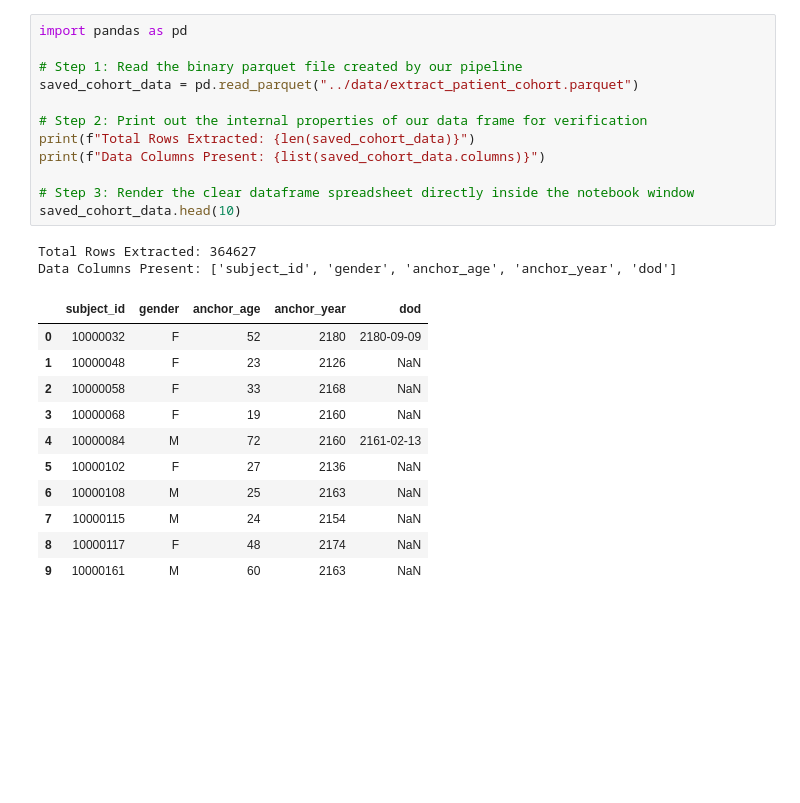
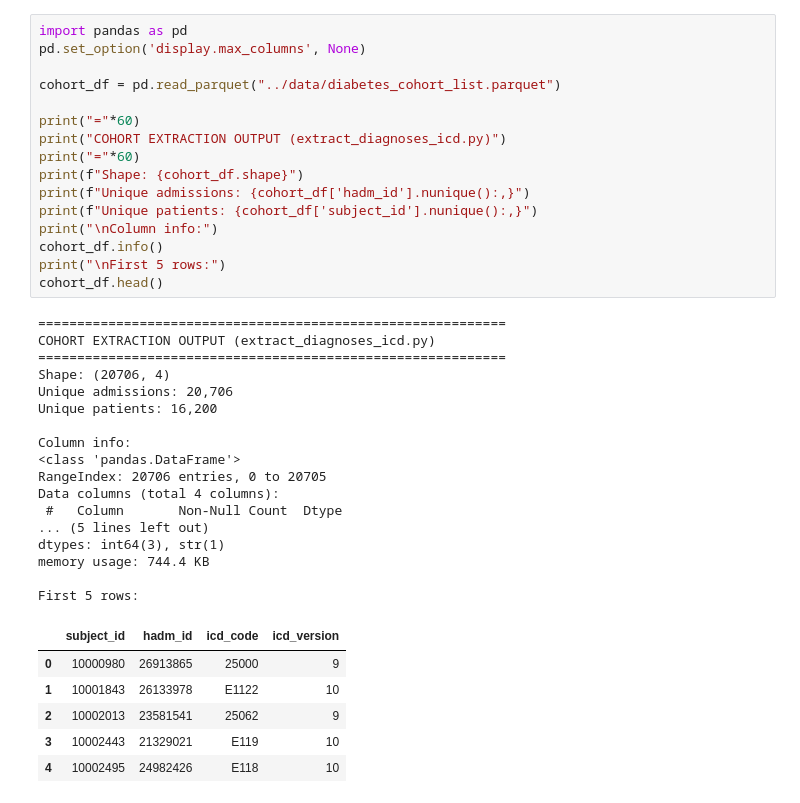
Before and after one commit to omiiii274/AKI-Prediction-in-Type-2-Diabetes-Patient-, a Jupyter notebook: notebooks/explore_data.ipynb, the cells around one changed output. Drawn from its saved outputs; the diff is of its cells as text; blank space fills up the shorter version.

Commit message:
Fixed cohort extraction, KDIGO labelling, and vitals extraction pipeline; trained baseline Logistic Regression model

```diff
--- a/notebooks/explore_data.ipynb
+++ b/notebooks/explore_data.ipynb
@@ -1,26 +38,40 @@
 # %%
 import pandas as pd
+pd.set_option('display.max_columns', None)
 
-# Step 1: Read the binary parquet file created by our pipeline
-saved_cohort_data = pd.read_parquet("../data/extract_patient_cohort.parquet")
+cohort_df = pd.read_parquet("../data/diabetes_cohort_list.parquet")
 
-# Step 2: Print out the internal properties of our data frame for verification
-print(f"Total Rows Extracted: {len(saved_cohort_data)}")
-print(f"Data Columns Present: {list(saved_cohort_data.columns)}")
-
-# Step 3: Render the clear dataframe spreadsheet directly inside the notebook window
-saved_cohort_data.head(10)
+print("="*60)
+print("COHORT EXTRACTION OUTPUT (extract_diagnoses_icd.py)")
+print("="*60)
+print(f"Shape: {cohort_df.shape}")
+print(f"Unique admissions: {cohort_df['hadm_id'].nunique():,}")
+print(f"Unique patients: {cohort_df['subject_id'].nunique():,}")
+print("\nColumn info:")
+cohort_df.info()
+print("\nFirst 5 rows:")
+cohort_df.head()
 # %% [output]
-Total Rows Extracted: 364627
-Data Columns Present: ['subject_id', 'gender', 'anchor_age', 'anchor_year', 'dod']
+============================================================
+COHORT EXTRACTION OUTPUT (extract_diagnoses_icd.py)
+============================================================
+Shape: (20706, 4)
+Unique admissions: 20,706
+Unique patients: 16,200
+
+Column info:
+<class 'pandas.DataFrame'>
+RangeIndex: 20706 entries, 0 to 20705
+Data columns (total 4 columns):
+ #   Column       Non-Null Count  Dtype
+... (5 lines left out)
+dtypes: int64(3), str(1)
+memory usage: 744.4 KB
+
+First 5 rows:
-|  | subject_id | gender | anchor_age | anchor_year | dod |
-| 0 | 10000032 | F | 52 | 2180 | 2180-09-09 |
-| 1 | 10000048 | F | 23 | 2126 | NaN |
-| 2 | 10000058 | F | 33 | 2168 | NaN |
-| 3 | 10000068 | F | 19 | 2160 | NaN |
-| 4 | 10000084 | M | 72 | 2160 | 2161-02-13 |
-| 5 | 10000102 | F | 27 | 2136 | NaN |
-| 6 | 10000108 | M | 25 | 2163 | NaN |
-| 7 | 10000115 | M | 24 | 2154 | NaN |
-| 8 | 10000117 | F | 48 | 2174 | NaN |
-| 9 | 10000161 | M | 60 | 2163 | NaN |
+|  | subject_id | hadm_id | icd_code | icd_version |
+| 0 | 10000980 | 26913865 | 25000 | 9 |
+| 1 | 10001843 | 26133978 | E1122 | 10 |
+| 2 | 10002013 | 23581541 | 25062 | 9 |
+| 3 | 10002443 | 21329021 | E119 | 10 |
+| 4 | 10002495 | 24982426 | E118 | 10 |
```
Also changed, not shown: parts of 25 cells of this notebook, 9 other files.
